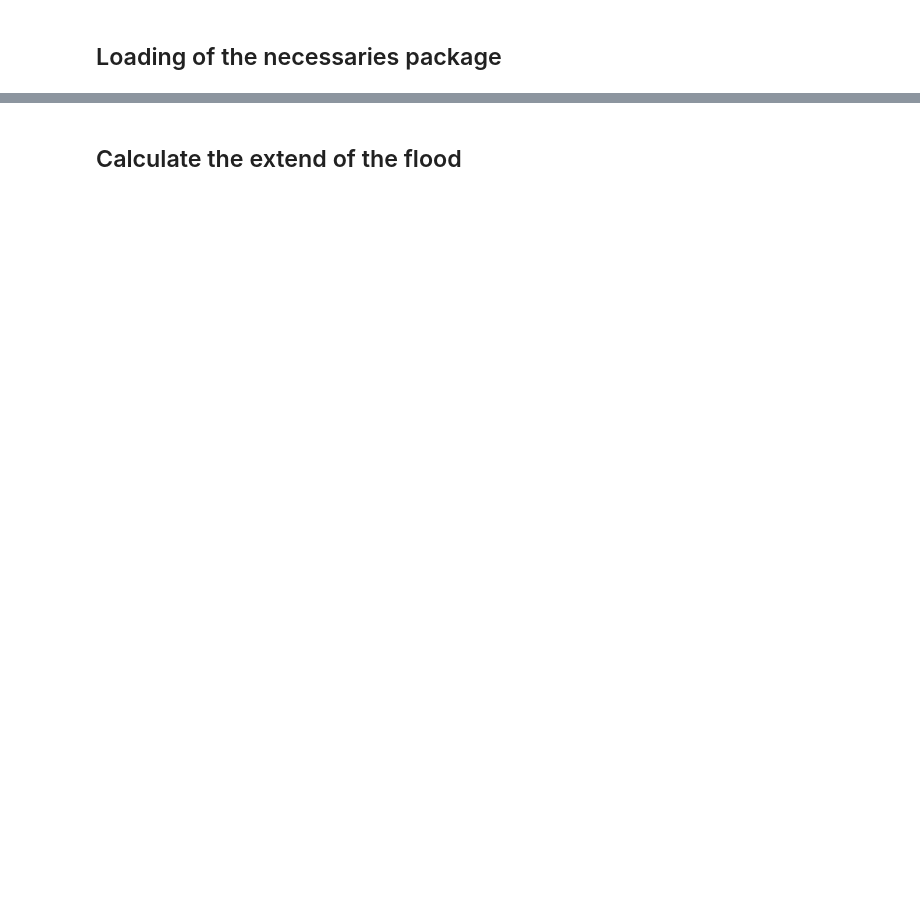
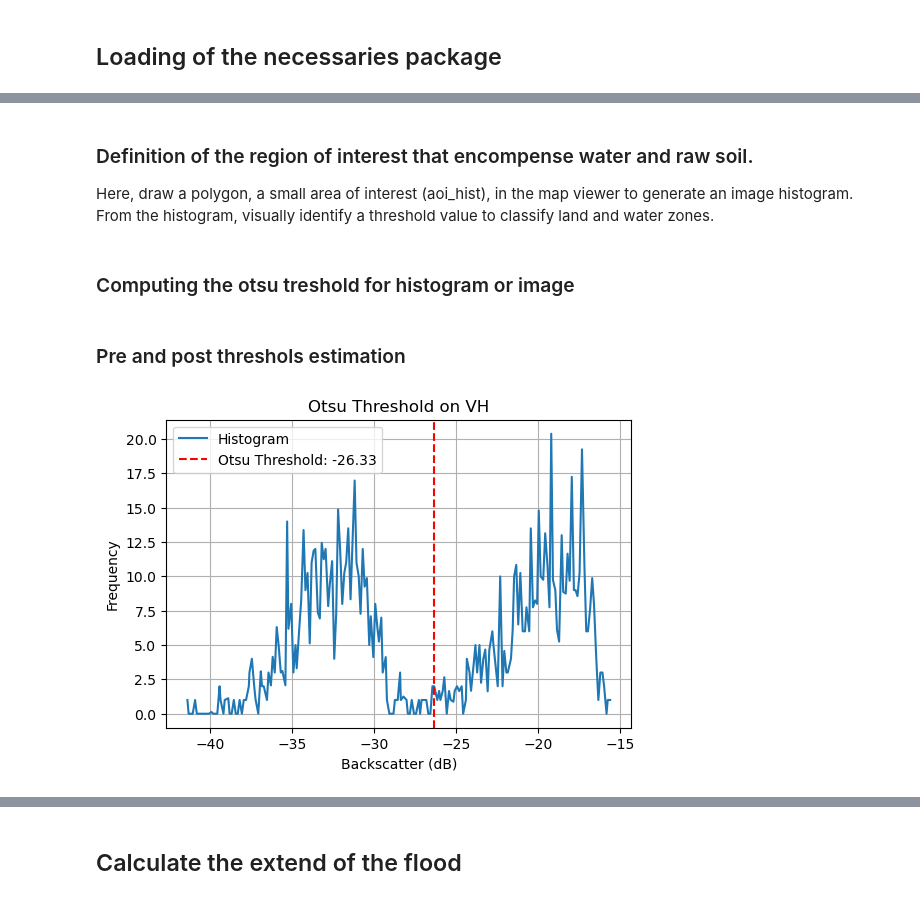
Before and after one commit to fadodo/Flood_mapping, a Jupyter notebook: Flood_mapping.ipynb, the cells around one changed output, grey strips where cells are left out. Saved outputs shown, nothing was run; the diff lists cells and outputs as text; code cells hidden in the pictures; blank space fills up the shorter version.

```diff
--- a/Flood_mapping.ipynb
+++ b/Flood_mapping.ipynb
@@ -176,0 +188,7 @@ map
+# %%
+map.addLayer(SAR_non_flood_img_smooth, {'bands':['VH'],'min':-25,'max':0}, 'SAR_non_flood_img_smooth')
+map.addLayer(SAR_flood_img_smooth, {'bands':['VH'],'min':-25,'max':0}, 'SAR_flood_img_smooth')
+map.addLayer(pre_event_ndwi_mask.updateMask(pre_event_ndwi_mask), {"palette": ["green"]}, "Pre_flood(NDWI)")
+map.addLayer(post_event_ndwi_mask.updateMask(post_event_ndwi_mask), {"palette": ["green"]}, "Post_flood (NDWI)")
+map.centerObject(SAR_flood_img_smooth)
+map
@@ -176,0 +199,4 @@ map
+# %% [markdown]
+### Definition of the region of interest that encompense water and raw soil.
+Here, draw a polygon, a small area of interest (aoi_hist), in the map viewer to generate an image histogram.
+From the histogram, visually identify a threshold value to classify land and water zones.
@@ -176,0 +216,42 @@ map
+# %% [markdown]
+### Computing the otsu treshold for histogram or image
+# %%
+def compute_otsu_threshold(image, band_name, region, scale=30, bins=256, plot=False):
+    histogram = image.select(band_name).reduceRegion(
+        reducer=ee.Reducer.histogram(maxBuckets=bins),
+        geometry=region,
+        scale=scale,
+        bestEffort=True
+    ).getInfo()[band_name]
+
+    hist = np.array(histogram["histogram"])
+    values = np.array(histogram["bucketMeans"])
+
+    # otsu threshold calculation
+    probs = hist / np.sum(hist)
+    omega = np.cumsum(probs)
+    mu = np.cumsum(probs * values)
+    mu_t = mu[-1]
+
+    sigma_b_squared = (mu_t * omega - mu) ** 2 / (omega * (1 - omega) + 1e-10)
+    max_index = np.argmax(sigma_b_squared)
+    threshold = values[max_index]
+
+    if plot:
+        plt.figure(figsize=(6, 4))
+        plt.plot(values, hist, label='Histogram')
+        plt.axvline(threshold, color='red', linestyle='--', label=f'Otsu Threshold: {threshold:.2f}')
+        plt.title(f"Otsu Threshold on {band_name}")
+        plt.xlabel('Backscatter (dB)')
+        plt.ylabel('Frequency')
+        plt.legend()
+        plt.grid(True)
+        plt.show()
+
+    return threshold
+# %% [markdown]
+### Pre and post threshols estimation
+# %%
+pre_threshold_vh= compute_otsu_threshold(SAR_non_flood_img_smooth, 'VH', AOI_hist, plot=True)
+# %% [output]
+[figure, added]
```
Also changed, not shown: parts of 80 cells of this notebook.
